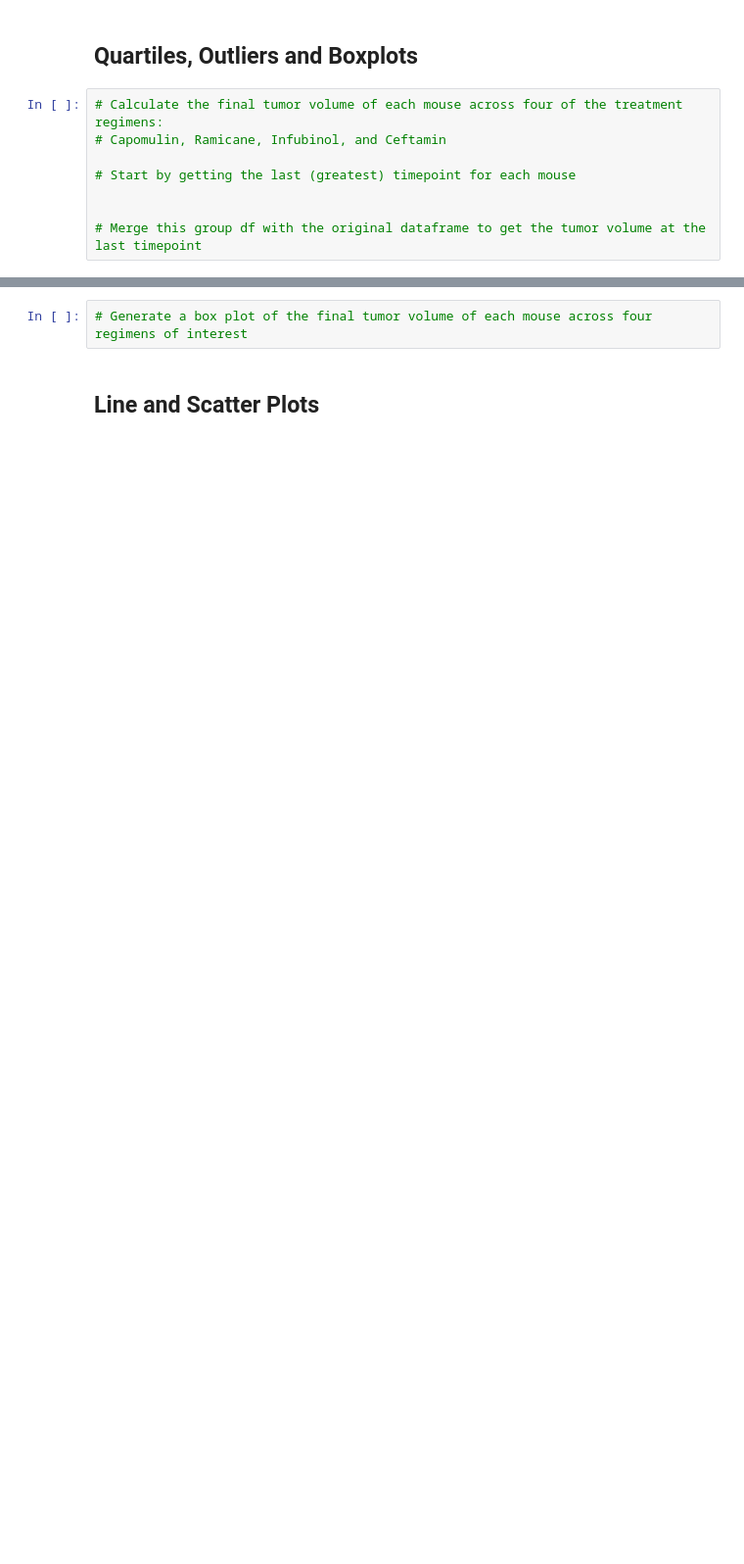
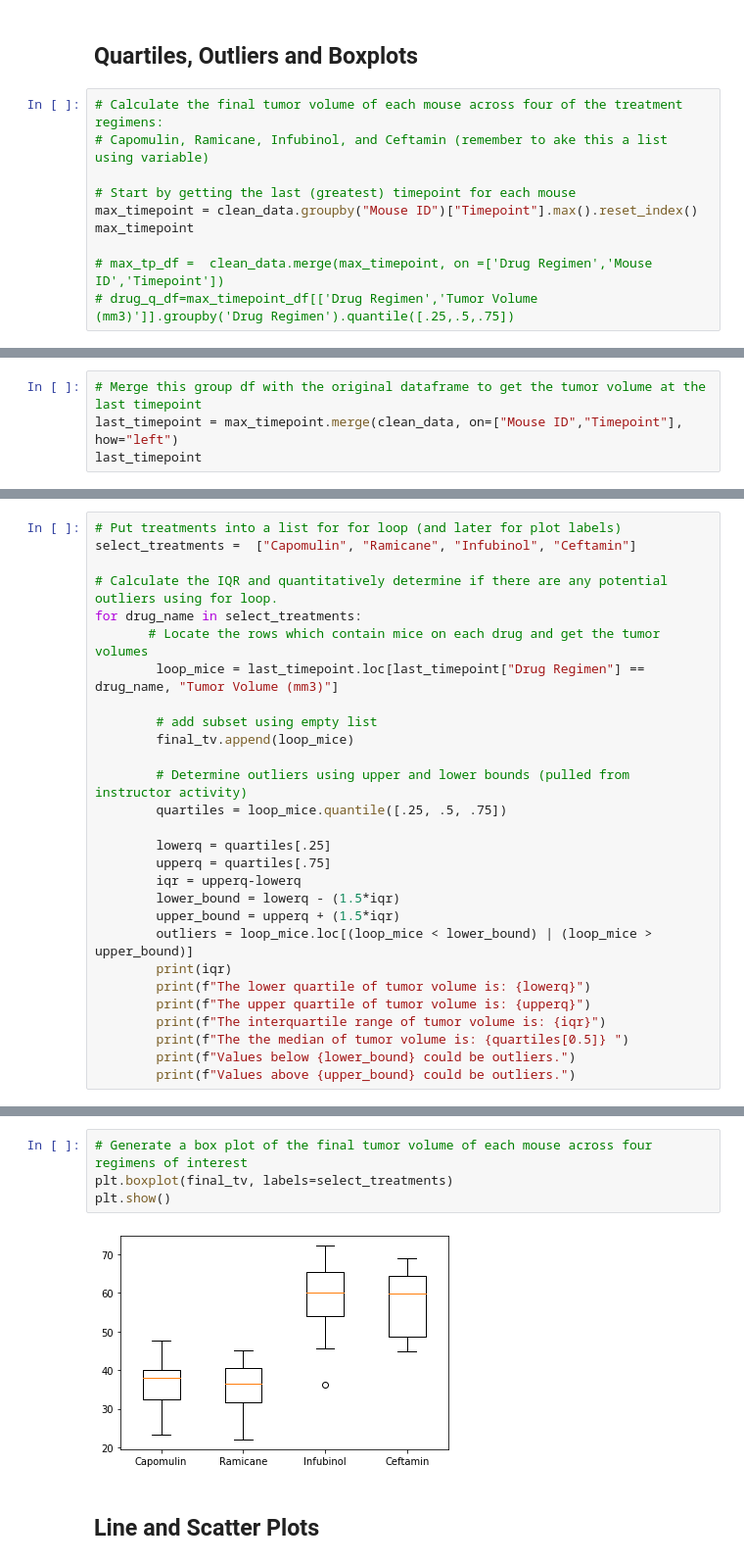
Before and after one commit to tannerhorton/matplotlib, a Jupyter notebook: pymaceuticals_main.ipynb, the cells around one changed output, grey strips where cells are left out. Shown: that part at 98% size. Saved outputs shown, nothing was run; the diff lists cells and outputs as text; blank space fills up the shorter version.

```diff
--- a/pymaceuticals_main.ipynb
+++ b/pymaceuticals_main.ipynb
@@ -368,9 +383,11 @@ KeyError: 'Mouse ID'
 ## Quartiles, Outliers and Boxplots
 # %%
 # Calculate the final tumor volume of each mouse across four of the treatment regimens:
-# Capomulin, Ramicane, Infubinol, and Ceftamin
+# Capomulin, Ramicane, Infubinol, and Ceftamin (remember to ake this a list using variable)
 
 # Start by getting the last (greatest) timepoint for each mouse
+max_timepoint = clean_data.groupby("Mouse ID")["Timepoint"].max().reset_index()
+max_timepoint
 
-
-# Merge this group df with the original dataframe to get the tumor volume at the last timepoint
+# max_tp_df =  clean_data.merge(max_timepoint, on =['Drug Regimen','Mouse ID','Timepoint'])
+# drug_q_df=max_timepoint_df[['Drug Regimen','Tumor Volume (mm3)']].groupby('Drug Regimen').quantile([.25,.5,.75])
@@ -376,0 +408,4 @@ KeyError: 'Mouse ID'
+# %%
+# Merge this group df with the original dataframe to get the tumor volume at the last timepoint
+last_timepoint = max_timepoint.merge(clean_data, on=["Mouse ID","Timepoint"], how="left")
+last_timepoint
@@ -393,0 +433,28 @@ KeyError: 'Mouse ID'
+# %%
+# Put treatments into a list for for loop (and later for plot labels)
+select_treatments =  ["Capomulin", "Ramicane", "Infubinol", "Ceftamin"]
+
+# Calculate the IQR and quantitatively determine if there are any potential outliers using for loop.
+for drug_name in select_treatments:
+       # Locate the rows which contain mice on each drug and get the tumor volumes
+        loop_mice = last_timepoint.loc[last_timepoint["Drug Regimen"] == drug_name, "Tumor Volume (mm3)"]
+
+        # add subset using empty list
+        final_tv.append(loop_mice)
+
+        # Determine outliers using upper and lower bounds (pulled from instructor activity)
+        quartiles = loop_mice.quantile([.25, .5, .75])
+
+        lowerq = quartiles[.25]
+        upperq = quartiles[.75]
+        iqr = upperq-lowerq
+        lower_bound = lowerq - (1.5*iqr)
+        upper_bound = upperq + (1.5*iqr)
+        outliers = loop_mice.loc[(loop_mice < lower_bound) | (loop_mice > upper_bound)]
+        print(iqr)
+        print(f"The lower quartile of tumor volume is: {lowerq}")
+        print(f"The upper quartile of tumor volume is: {upperq}")
+        print(f"The interquartile range of tumor volume is: {iqr}")
+        print(f"The the median of tumor volume is: {quartiles[0.5]} ")
+        print(f"Values below {lower_bound} could be outliers.")
+        print(f"Values above {upper_bound} could be outliers.")
@@ -394,4 +479,8 @@ KeyError: 'Mouse ID'
 # %%
 # Generate a box plot of the final tumor volume of each mouse across four regimens of interest
+plt.boxplot(final_tv, labels=select_treatments)
+plt.show()
+# %% [output]
+[figure, added]
 # %% [markdown]
 ## Line and Scatter Plots
```
Also changed, not shown: parts of 18 cells of this notebook.
